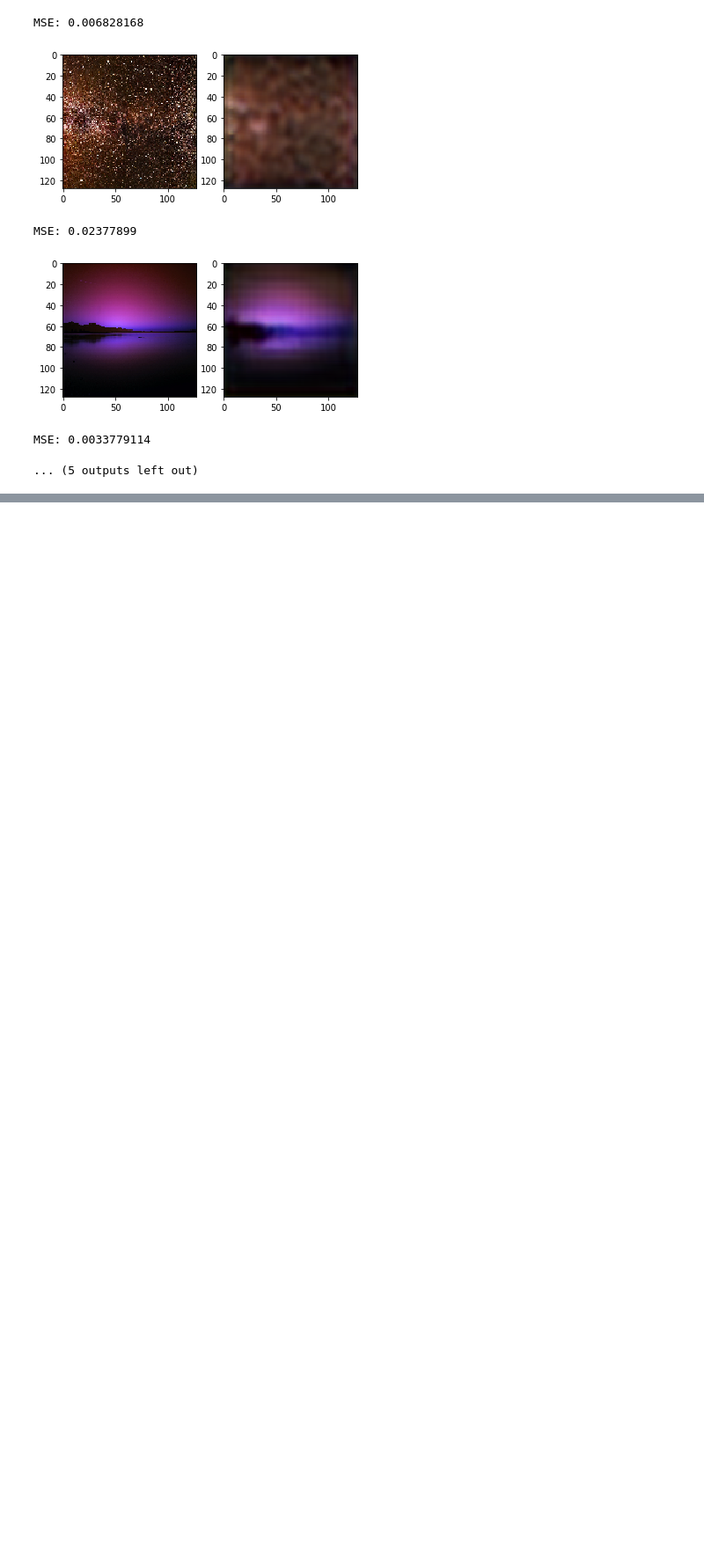
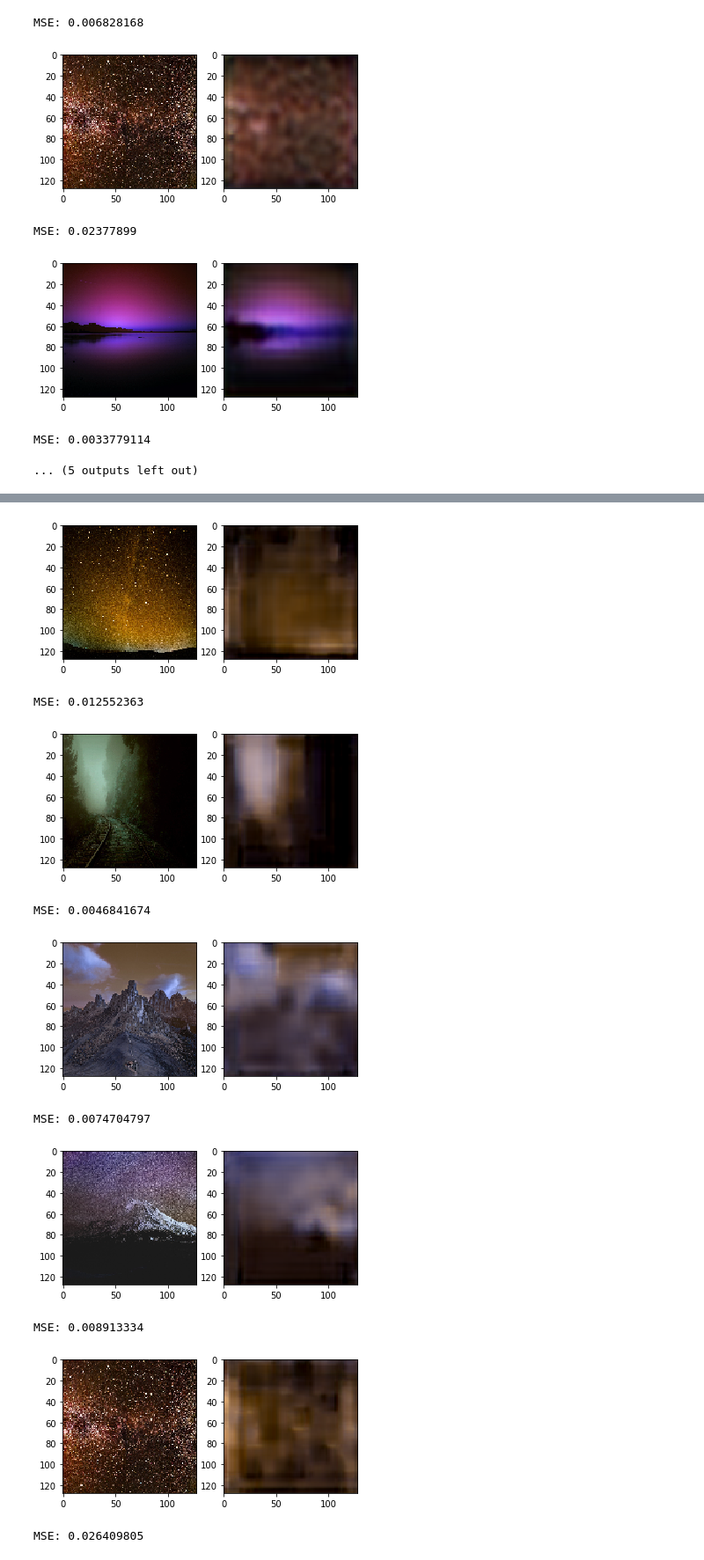
Before and after one commit to ambareeshravi/Anomaly_Detection_Images, a Jupyter notebook: AnomalyDetection.ipynb, the cells around one changed output, grey strips where cells are left out. Shown at 88% size. Drawn from its saved outputs; the diff is of its cells as text; code cells hidden in the pictures; blank space fills up the shorter version.

```diff
--- a/AnomalyDetection.ipynb
+++ b/AnomalyDetection.ipynb
@@ -246,0 +330,13 @@ MSE: 0.0033779114
+# %%
+ts_512.test(glob("/home/aeviar/Pictures/Wallpapers/*"), read_images = True)
+# %% [output]
+[figure, added]
+MSE: 0.012552363
+[figure, added]
+MSE: 0.0046841674
+[figure, added]
+MSE: 0.0074704797
+[figure, added]
+MSE: 0.008913334
+[figure, added]
+MSE: 0.026409805
```
Also changed, not shown: parts of 13 cells of this notebook.
